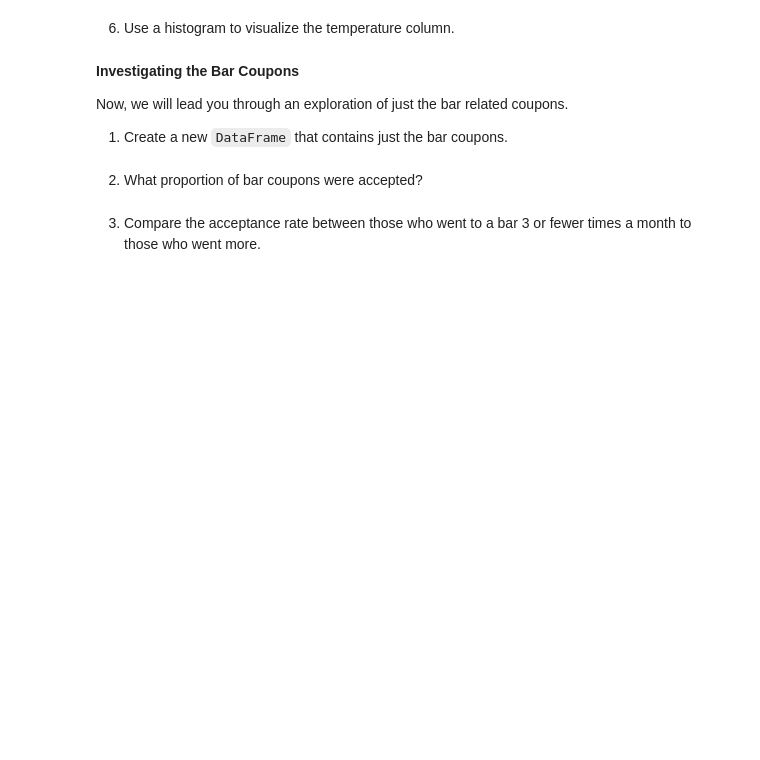
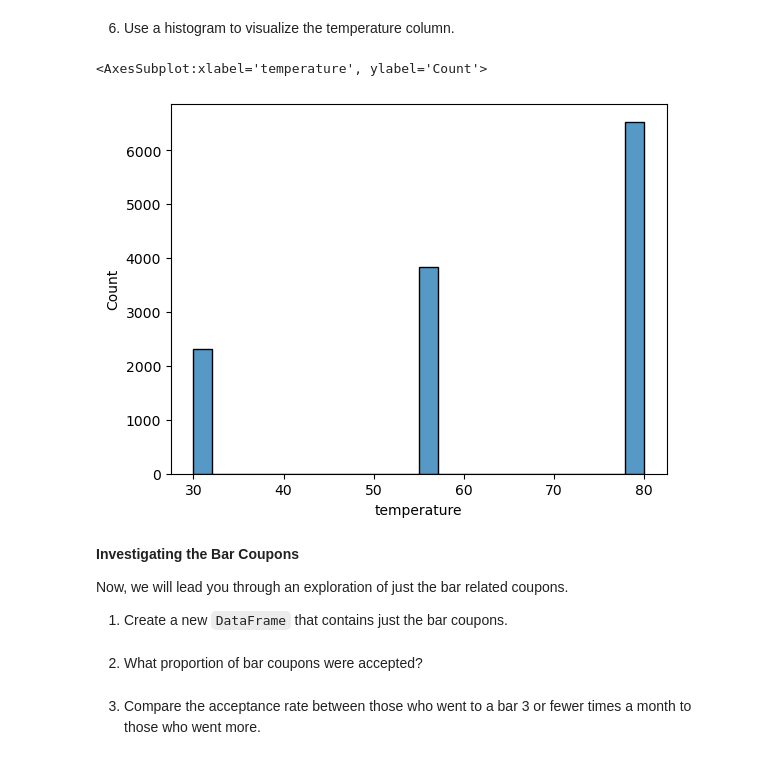
Before and after one commit to sgshaikh/Customer_Accept_Coupon, a Jupyter notebook: prompt.ipynb, the cells around one changed output. Saved outputs shown, nothing was run; the diff lists cells and outputs as text; code cells hidden in the pictures; blank space fills up the shorter version.

```diff
--- a/prompt.ipynb
+++ b/prompt.ipynb
@@ -162,5 +162,10 @@ data.groupby('coupon').mean().plot.bar(x='coupon',y='Y' )
 # %% [markdown]
 6. Use a histogram to visualize the temperature column.
+# %%
+sns.histplot(data=data['temperature'])
+# %% [output]
+<AxesSubplot:xlabel='temperature', ylabel='Count'>
+[figure, added]
 # %% [markdown]
 **Investigating the Bar Coupons**
 
```
Also changed, not shown: parts of 2 cells of this notebook.
